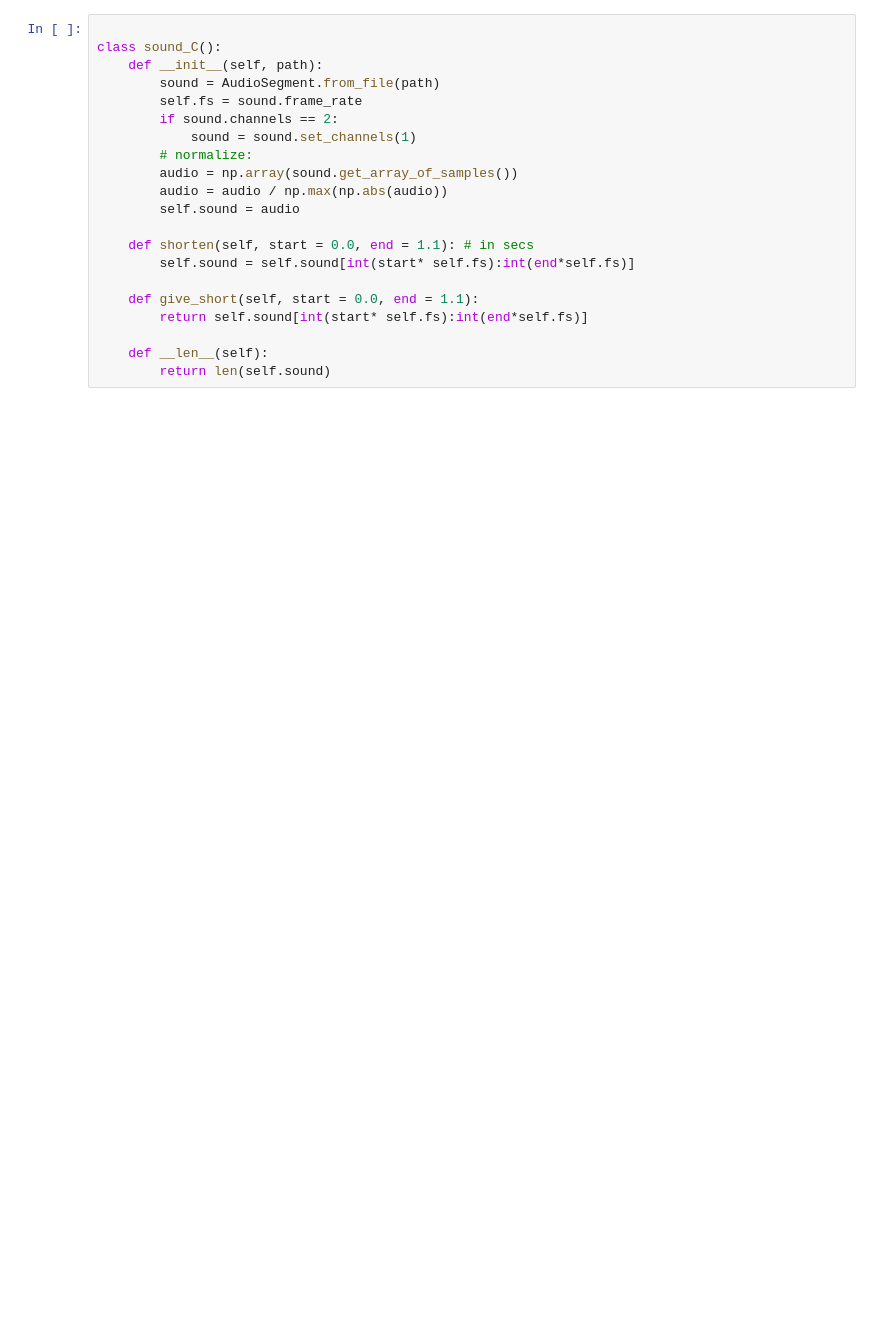
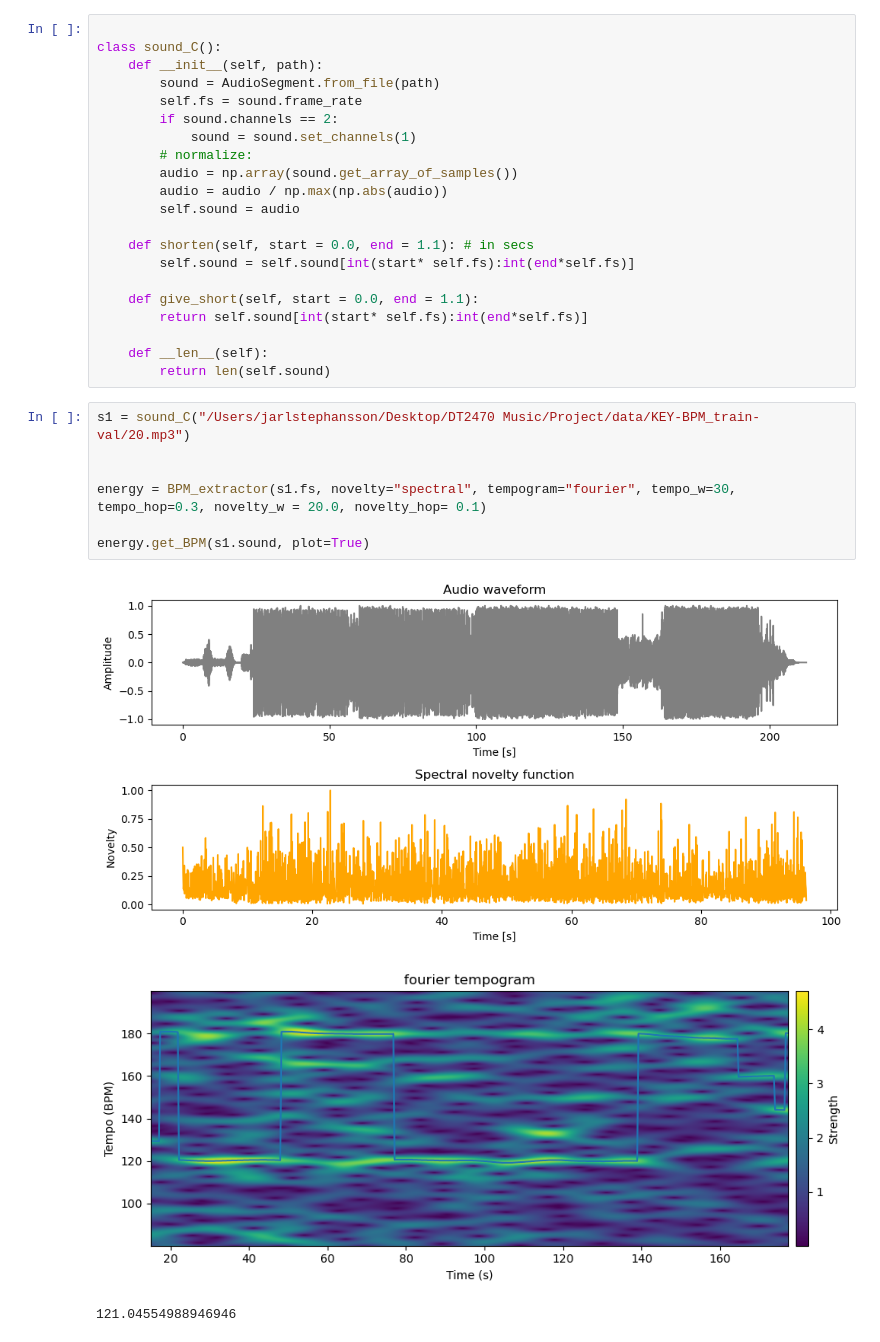
Before and after one commit to JarlSteph/Music_project, a Jupyter notebook: notebooks/optim_key_bpm.ipynb, the cells around one changed output. Cells and saved outputs as stored; diff of their text form; blank space fills up the shorter version.

```diff
--- a/notebooks/optim_key_bpm.ipynb
+++ b/notebooks/optim_key_bpm.ipynb
@@ -30,6 +34,17 @@ class sound_C():
 
     def __len__(self):
         return len(self.sound)
+# %%
+s1 = sound_C("/Users/jarlstephansson/Desktop/DT2470 Music/Project/data/KEY-BPM_train-val/20.mp3")
+
+
+energy = BPM_extractor(s1.fs, novelty="spectral", tempogram="fourier", tempo_w=30, tempo_hop=0.3, novelty_w = 20.0, novelty_hop= 0.1)
+
+energy.get_BPM(s1.sound, plot=True)
+# %% [output]
+[figure, added]
+[figure, added]
+121.04554988946946
 # %%
 map_path = "../data/map.csv"
 data_path = "../data/KEY-BPM_train-val"
```
Also changed, not shown: parts of 4 cells of this notebook, 27 other files.
